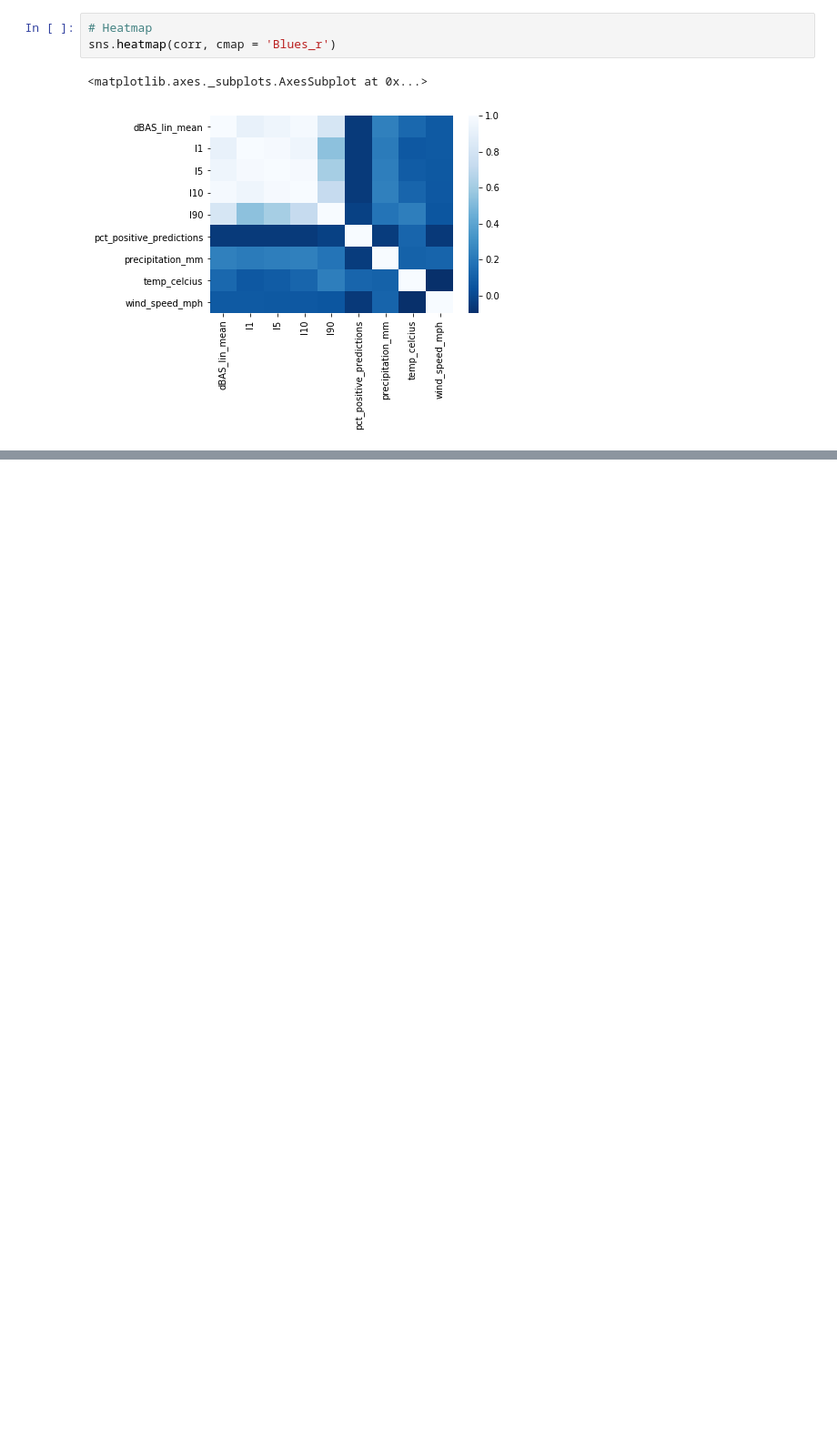
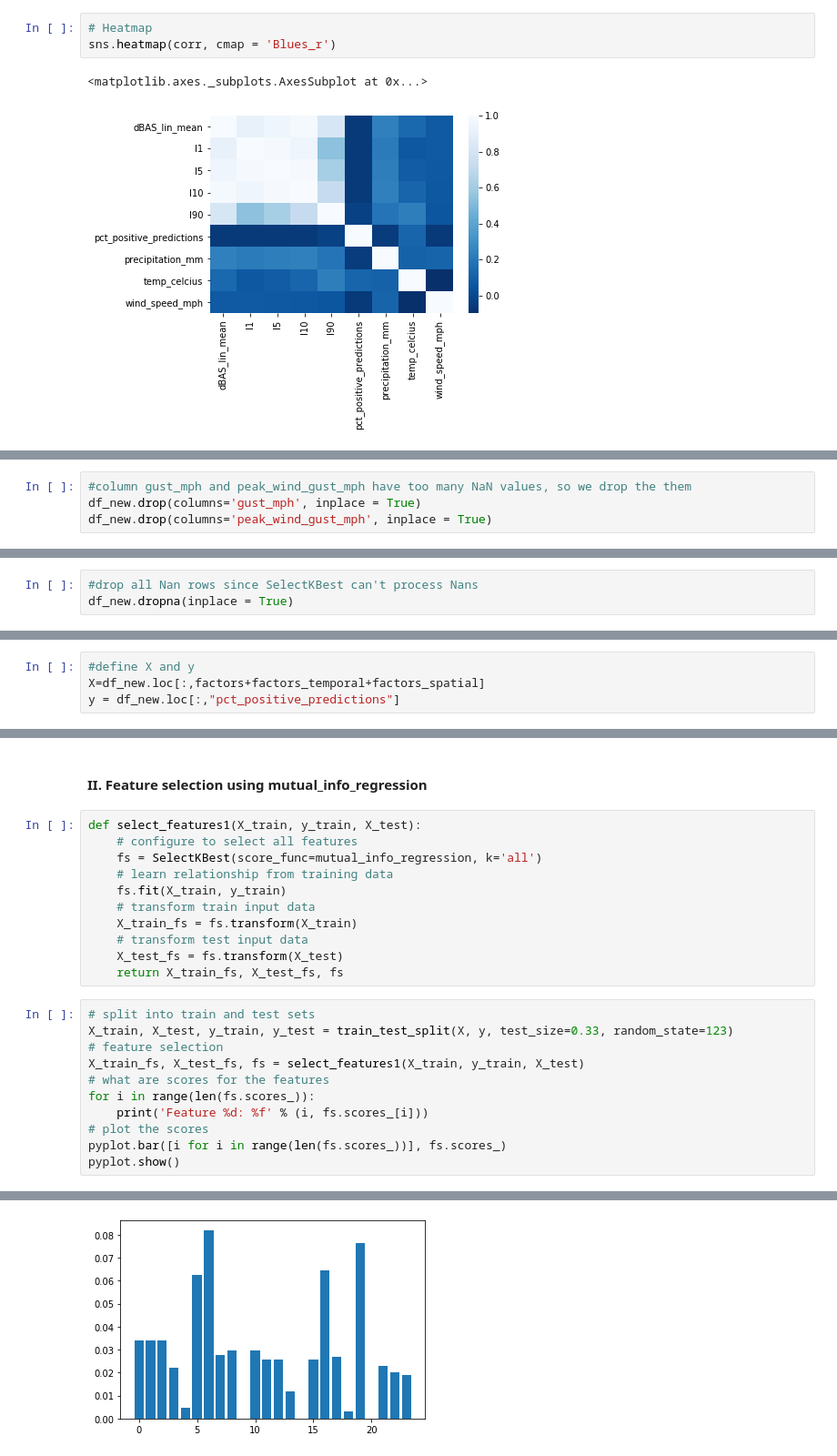
Before and after one commit to meiguan/urban_birds, a Jupyter notebook: model/relationship_spl_vs_yamnet_bird_predictions.ipynb, the cells around one changed output, grey strips where cells are left out. Shown at 91% size. Cells and saved outputs as stored; diff of their text form; blank space fills up the shorter version.

```diff
--- a/model/relationship_spl_vs_yamnet_bird_predictions.ipynb
+++ b/model/relationship_spl_vs_yamnet_bird_predictions.ipynb
@@ -538,0 +575,4 @@ Text(0, 0.5, 'positive_predictions')
+# %%
+#column gust_mph and peak_wind_gust_mph have too many NaN values, so we drop the them
+df_new.drop(columns='gust_mph', inplace = True)
+df_new.drop(columns='peak_wind_gust_mph', inplace = True)
@@ -538,0 +583,3 @@ Text(0, 0.5, 'positive_predictions')
+# %%
+#drop all Nan rows since SelectKBest can't process Nans
+df_new.dropna(inplace = True)
@@ -538,0 +590,4 @@ Text(0, 0.5, 'positive_predictions')
+# %%
+#define X and y
+X=df_new.loc[:,factors+factors_temporal+factors_spatial]
+y = df_new.loc[:,"pct_positive_predictions"]
@@ -538,0 +613,25 @@ Text(0, 0.5, 'positive_predictions')
+# %% [markdown]
+#### II. Feature selection using mutual_info_regression
+# %%
+def select_features1(X_train, y_train, X_test):
+    # configure to select all features
+    fs = SelectKBest(score_func=mutual_info_regression, k='all')
+    # learn relationship from training data
+    fs.fit(X_train, y_train)
+    # transform train input data
+    X_train_fs = fs.transform(X_train)
+    # transform test input data
+    X_test_fs = fs.transform(X_test)
+    return X_train_fs, X_test_fs, fs
+# %%
+# split into train and test sets
+X_train, X_test, y_train, y_test = train_test_split(X, y, test_size=0.33, random_state=123)
+# feature selection
+X_train_fs, X_test_fs, fs = select_features1(X_train, y_train, X_test)
+# what are scores for the features
+for i in range(len(fs.scores_)):
+    print('Feature %d: %f' % (i, fs.scores_[i]))
+# plot the scores
+pyplot.bar([i for i in range(len(fs.scores_))], fs.scores_)
+pyplot.show()
+# %% [output]
@@ -538,0 +655 @@ Text(0, 0.5, 'positive_predictions')
+[figure, added]
```
Also changed, not shown: parts of 126 cells of this notebook, 2 other files.
